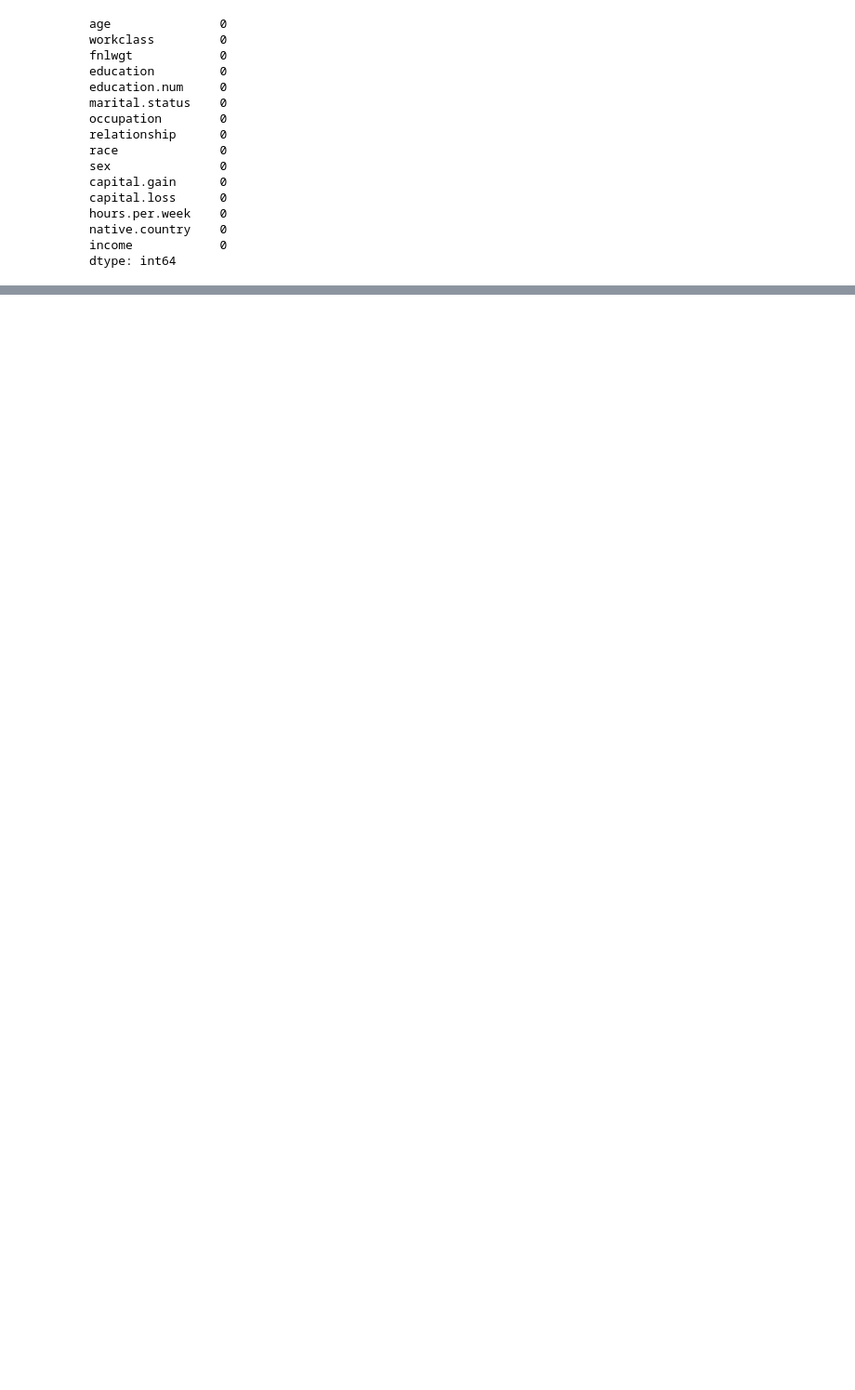
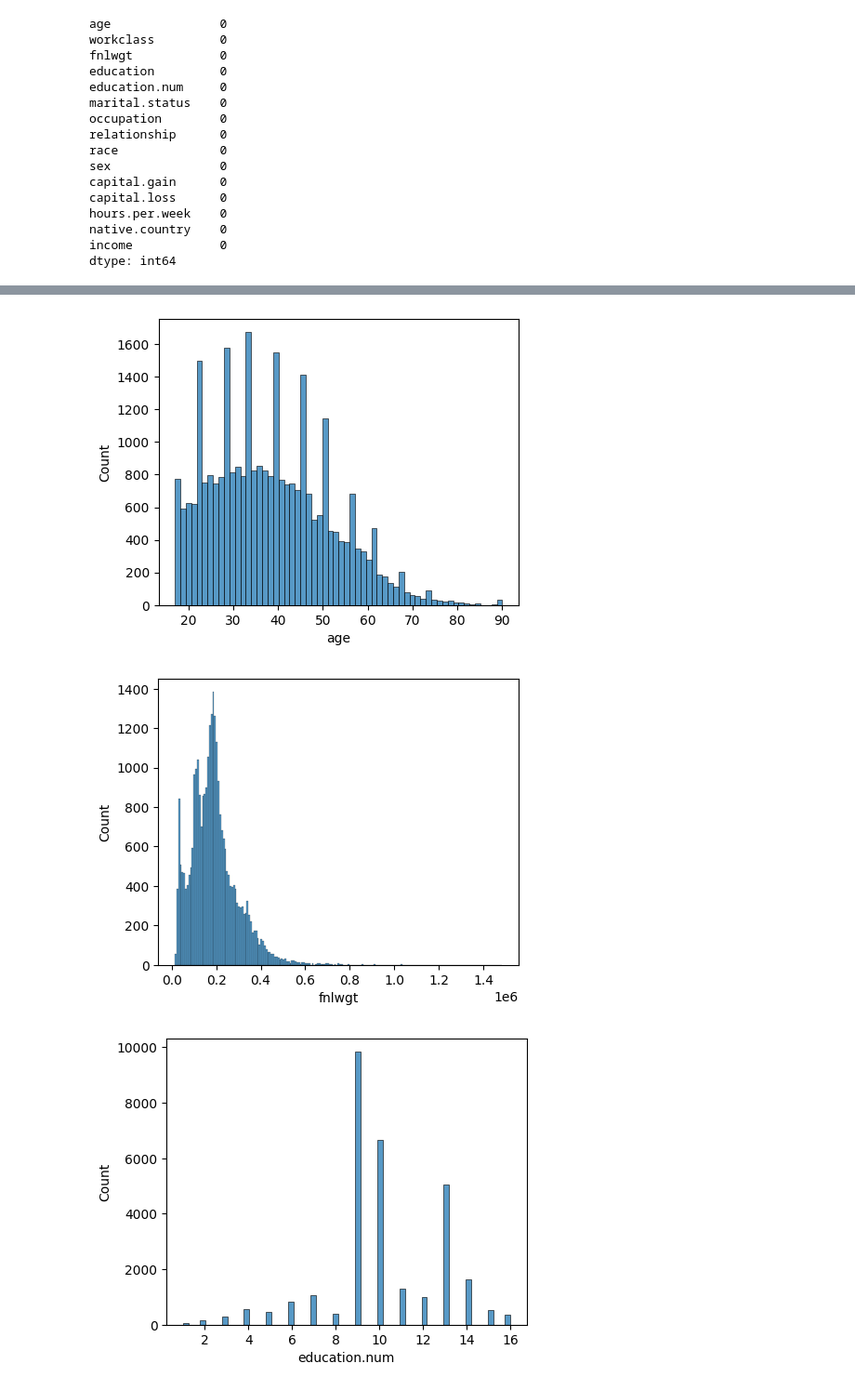
Before and after one commit to pushkarupadhyay587-a11y/Probation-Project-26, a Jupyter notebook: pushkar-task9/eda.ipynb, the cells around one changed output, grey strips where cells are left out. Shown at 93% size. Saved outputs shown, nothing was run; the diff lists cells and outputs as text; code cells hidden in the pictures; blank space fills up the shorter version.

```diff
--- a/pushkar-task9/eda.ipynb
+++ b/pushkar-task9/eda.ipynb
@@ -82,0 +126,3 @@ See https://pandas.pydata.org/docs/user_guide/migration-3-strings.html#string-mi
+# %%
+num_col = df.describe().columns
+num_col
@@ -82,0 +284,2 @@ See https://pandas.pydata.org/docs/user_guide/migration-3-strings.html#string-mi
+# %%
+df = df.replace("?", np.nan)
@@ -82,0 +305,2 @@ See https://pandas.pydata.org/docs/user_guide/migration-3-strings.html#string-mi
+# %%
+df = df.replace("NaN",np.nan)
@@ -82,0 +362,3 @@ See https://pandas.pydata.org/docs/user_guide/migration-3-strings.html#string-mi
+# %%
+df = df.dropna()
+df.shape
@@ -82,0 +369,9 @@ See https://pandas.pydata.org/docs/user_guide/migration-3-strings.html#string-mi
+# %%
+for i in num_col:
+    plt.figure(figsize=(5, 4))
+    sns.histplot(df[i])
+    plt.show()
+# %% [output]
+[figure, added]
+[figure, added]
+[figure, added]
```
Also changed, not shown: parts of 106 cells of this notebook, 6 other files.
